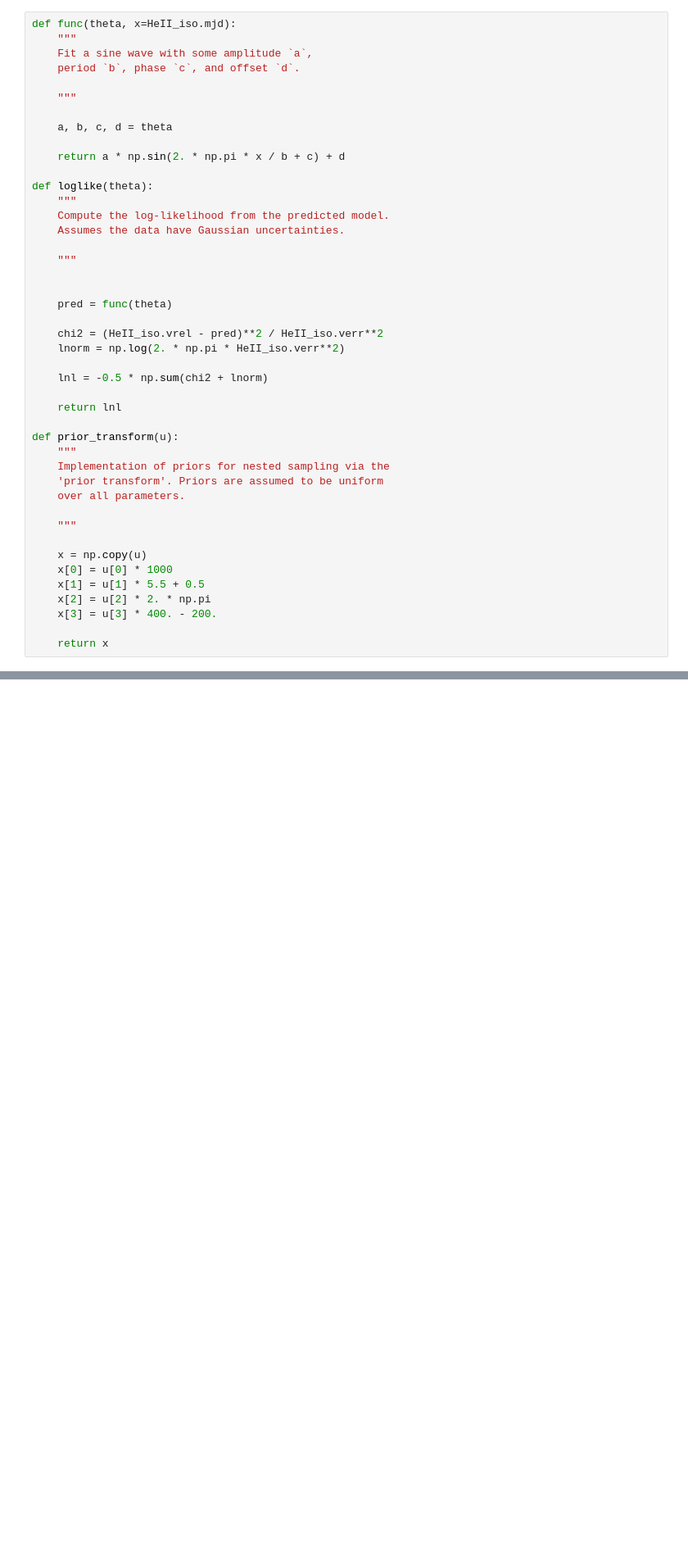
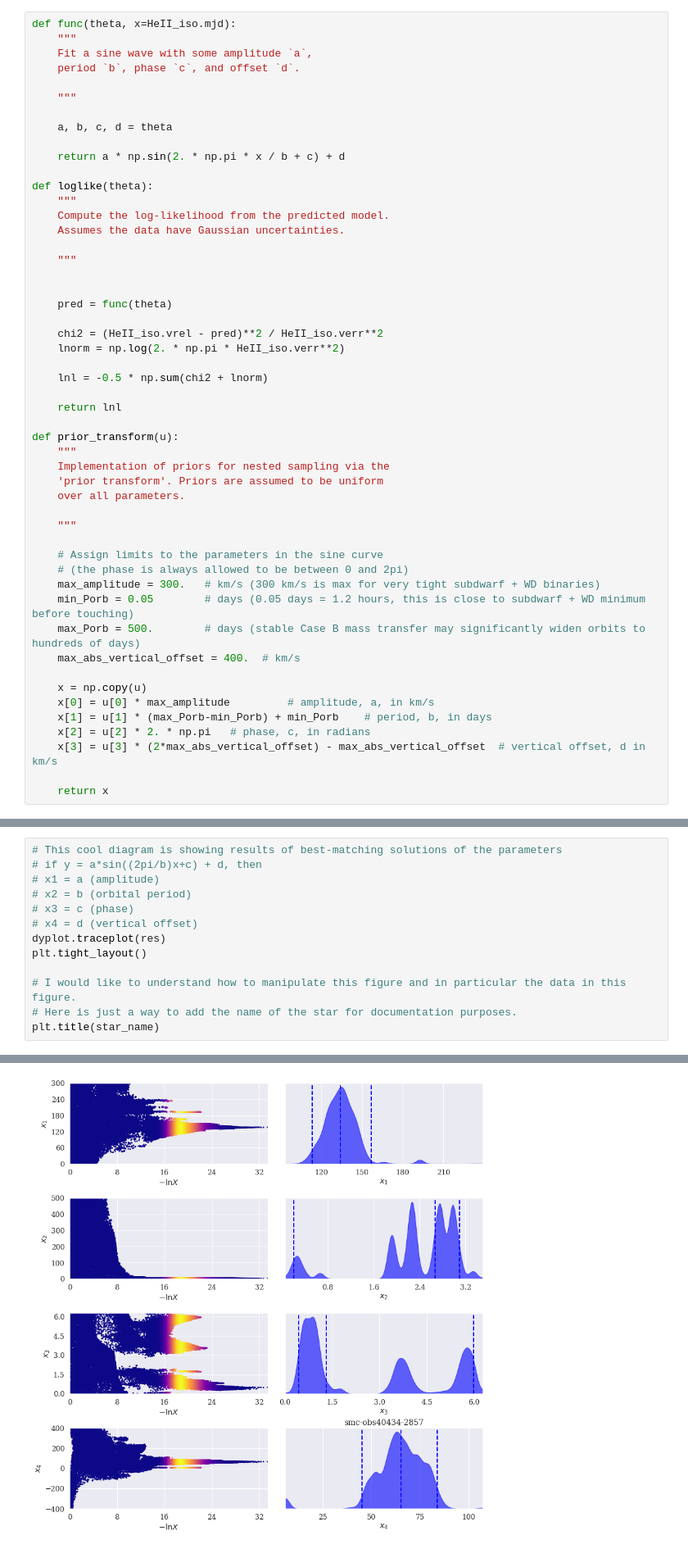
Before and after one commit to AstroLudwig/FoesHackSession, a Jupyter notebook: Hack3/RV_Josh.ipynb, the cells around one changed output, grey strips where cells are left out. Shown at 82% size. Saved outputs shown, nothing was run; the diff lists cells and outputs as text; blank space fills up the shorter version.

```diff
--- a/Hack3/RV_Josh.ipynb
+++ b/Hack3/RV_Josh.ipynb
@@ -120,10 +151,17 @@ def prior_transform(u):
 
     """
 
+    # Assign limits to the parameters in the sine curve
+    # (the phase is always allowed to be between 0 and 2pi)
+    max_amplitude = 300.   # km/s (300 km/s is max for very tight subdwarf + WD binaries)
+    min_Porb = 0.05        # days (0.05 days = 1.2 hours, this is close to subdwarf + WD minimum before touching)
+    max_Porb = 500.        # days (stable Case B mass transfer may significantly widen orbits to hundreds of days)
+    max_abs_vertical_offset = 400.  # km/s
+
     x = np.copy(u)
-    x[0] = u[0] * 1000
-    x[1] = u[1] * 5.5 + 0.5
-    x[2] = u[2] * 2. * np.pi
-    x[3] = u[3] * 400. - 200.
+    x[0] = u[0] * max_amplitude         # amplitude, a, in km/s
+    x[1] = u[1] * (max_Porb-min_Porb) + min_Porb    # period, b, in days
+    x[2] = u[2] * 2. * np.pi   # phase, c, in radians
+    x[3] = u[3] * (2*max_abs_vertical_offset) - max_abs_vertical_offset  # vertical offset, d in km/s
 
     return x
@@ -157,0 +215,14 @@ plt.tight_layout()
+# %%
+# This cool diagram is showing results of best-matching solutions of the parameters
+# if y = a*sin((2pi/b)x+c) + d, then
+# x1 = a (amplitude)
+# x2 = b (orbital period)
+# x3 = c (phase)
+# x4 = d (vertical offset)
+dyplot.traceplot(res)
+plt.tight_layout()
+
+# I would like to understand how to manipulate this figure and in particular the data in this figure.
+# Here is just a way to add the name of the star for documentation purposes.
+plt.title(star_name)
+# %% [output]
@@ -158,3 +230,4 @@ plt.tight_layout()
+[figure, added]
 # %%
 # plot results
 plt.figure(figsize=(10,10))
```
Also changed, not shown: parts of 21 cells of this notebook.
